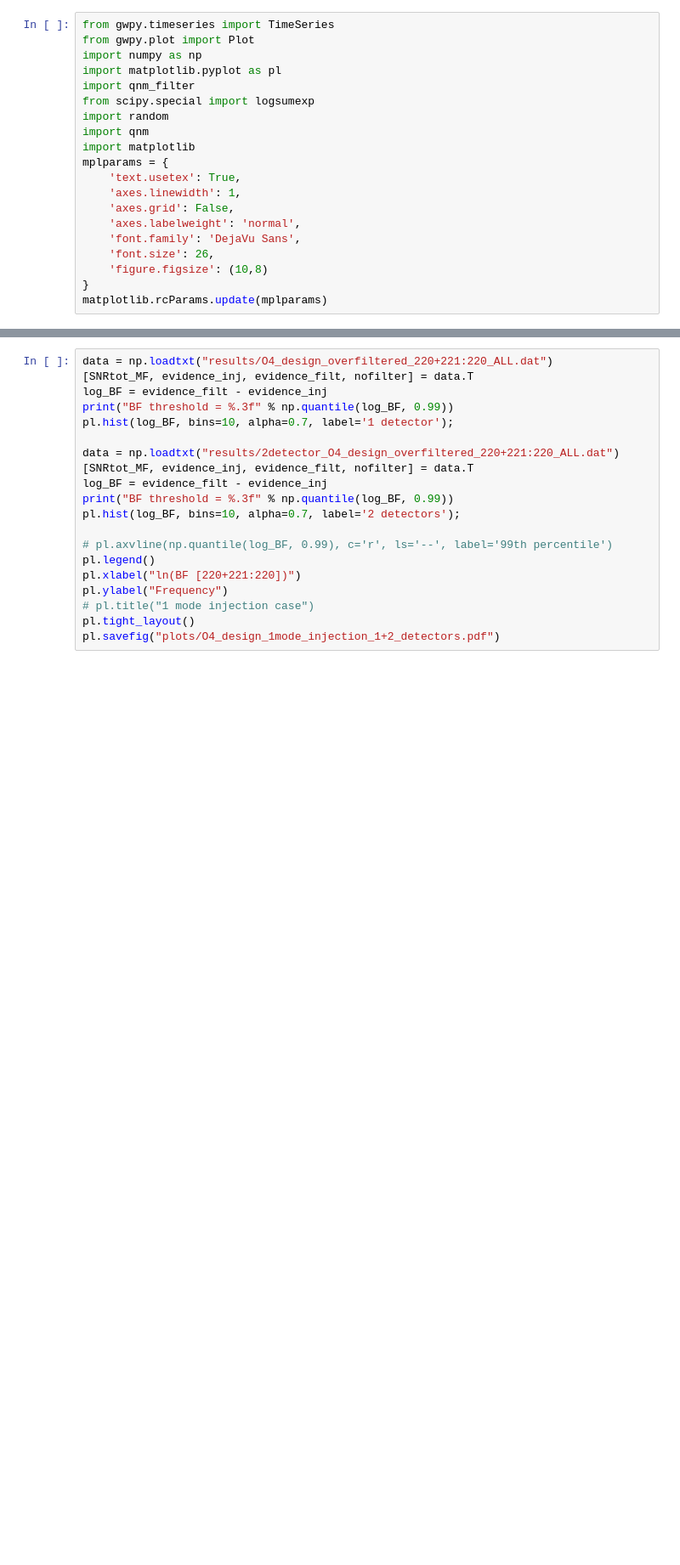
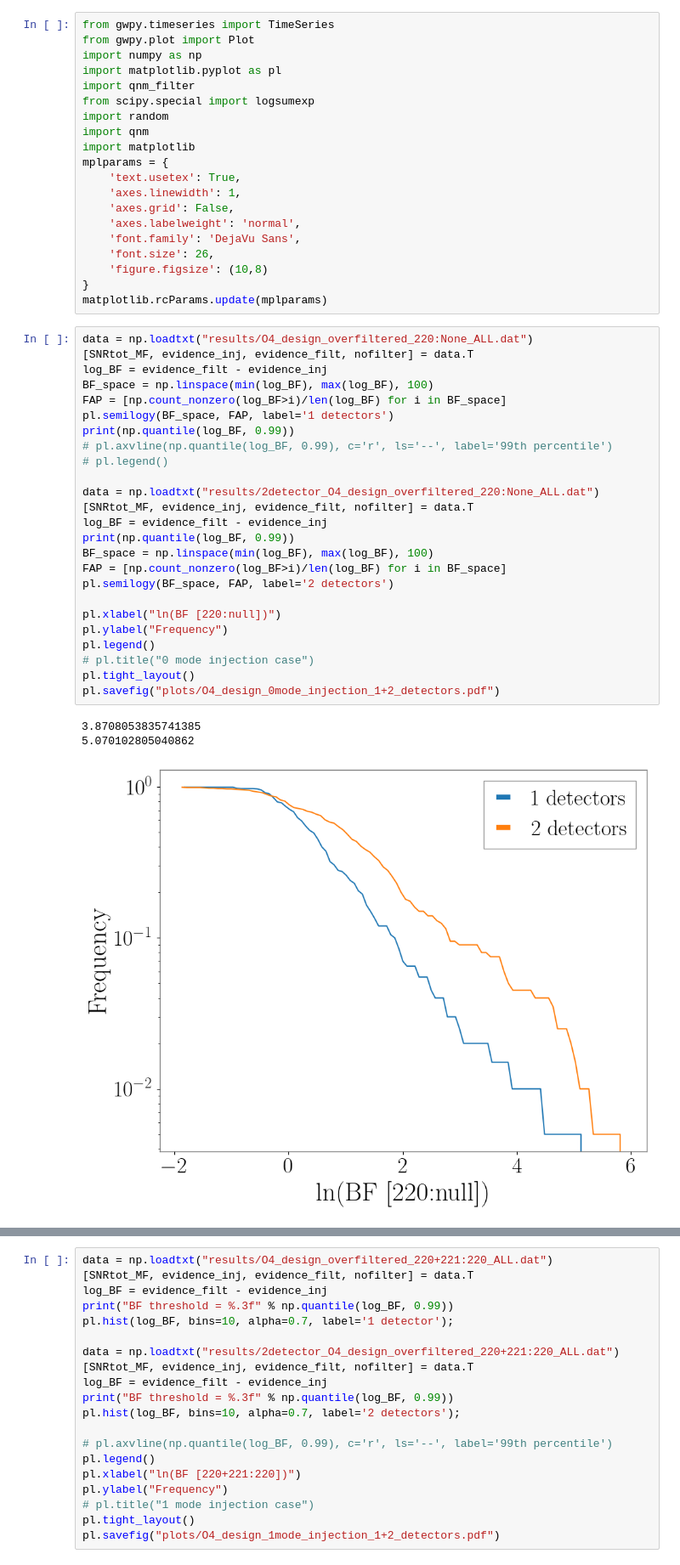
Before and after one commit to Lu-Neil/qnm_filter, a Jupyter notebook: code_demo/paper_plots/bg_thresh_viewResults.ipynb, the cells around one changed output, grey strips where cells are left out. Shown at 85% size. Saved outputs shown, nothing was run; the diff lists cells and outputs as text; blank space fills up the shorter version.

```diff
--- a/code_demo/paper_plots/bg_thresh_viewResults.ipynb
+++ b/code_demo/paper_plots/bg_thresh_viewResults.ipynb
@@ -20,4 +20,33 @@ mplparams = {
     'figure.figsize': (10,8)
 }
 matplotlib.rcParams.update(mplparams)
+# %%
+data = np.loadtxt("results/O4_design_overfiltered_220:None_ALL.dat")
+[SNRtot_MF, evidence_inj, evidence_filt, nofilter] = data.T
+log_BF = evidence_filt - evidence_inj
+BF_space = np.linspace(min(log_BF), max(log_BF), 100)
+FAP = [np.count_nonzero(log_BF>i)/len(log_BF) for i in BF_space]
+pl.semilogy(BF_space, FAP, label='1 detectors')
+print(np.quantile(log_BF, 0.99))
+# pl.axvline(np.quantile(log_BF, 0.99), c='r', ls='--', label='99th percentile')
+# pl.legend()
+
+data = np.loadtxt("results/2detector_O4_design_overfiltered_220:None_ALL.dat")
+[SNRtot_MF, evidence_inj, evidence_filt, nofilter] = data.T
+log_BF = evidence_filt - evidence_inj
+print(np.quantile(log_BF, 0.99))
+BF_space = np.linspace(min(log_BF), max(log_BF), 100)
+FAP = [np.count_nonzero(log_BF>i)/len(log_BF) for i in BF_space]
+pl.semilogy(BF_space, FAP, label='2 detectors')
+
+pl.xlabel("ln(BF [220:null])")
+pl.ylabel("Frequency")
+pl.legend()
+# pl.title("0 mode injection case")
+pl.tight_layout()
+pl.savefig("plots/O4_design_0mode_injection_1+2_detectors.pdf")
+# %% [output]
+3.8708053835741385
+5.070102805040862
+[figure, added]
 # %%
```
Also changed, not shown: parts of 4 cells of this notebook, 2 other files.
